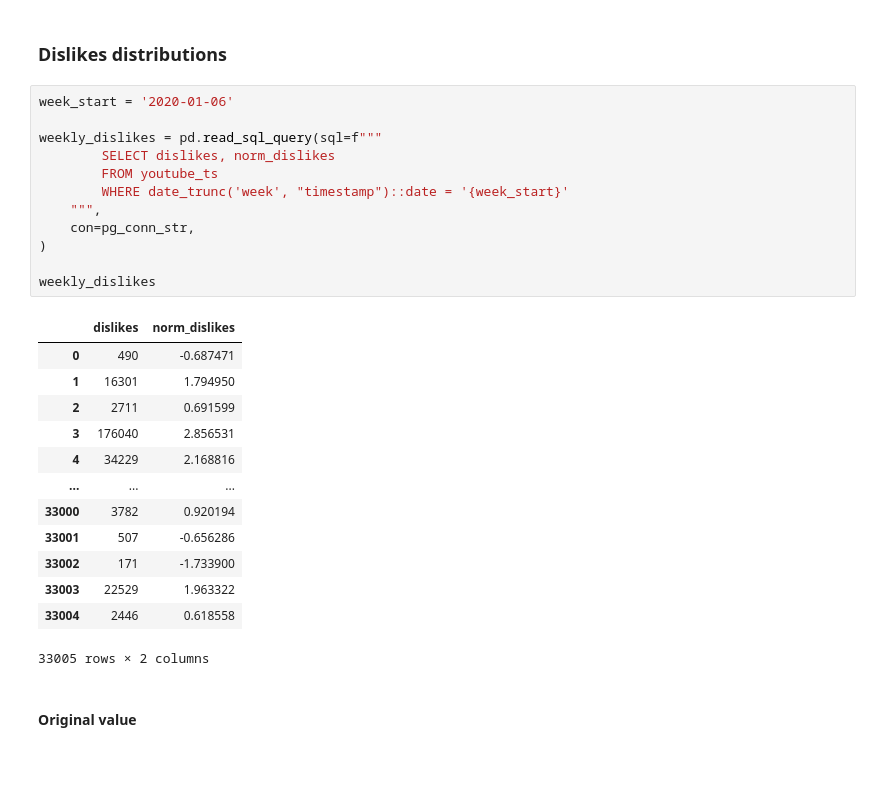
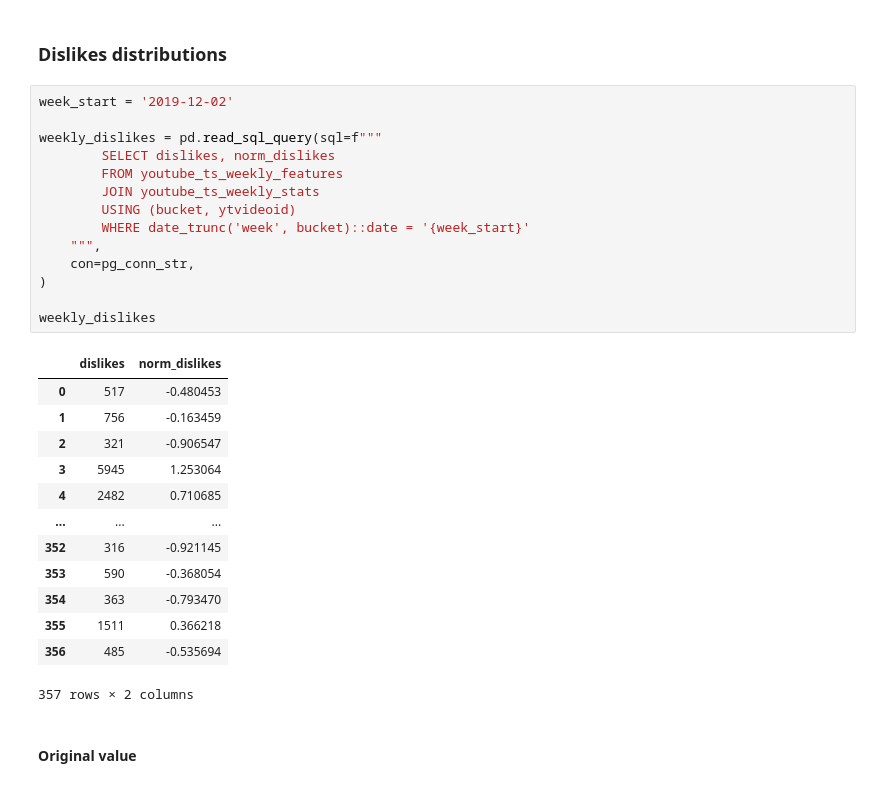
Before and after one commit to DataLabTechTV/postgresql-maximalism, a Jupyter notebook: notebooks/visualization.ipynb, the cells around one changed output. Saved outputs shown, nothing was run; the diff lists cells and outputs as text.

```diff
--- a/notebooks/visualization.ipynb
+++ b/notebooks/visualization.ipynb
@@ -130,30 +131,32 @@ weekly_smoothed_comments.plot(
 # %% [markdown]
 ### Dislikes distributions
 # %%
-week_start = '2020-01-06'
+week_start = '2019-12-02'
 
 weekly_dislikes = pd.read_sql_query(sql=f"""
         SELECT dislikes, norm_dislikes
-        FROM youtube_ts
-        WHERE date_trunc('week', "timestamp")::date = '{week_start}'
+        FROM youtube_ts_weekly_features
+        JOIN youtube_ts_weekly_stats
+        USING (bucket, ytvideoid)
+        WHERE date_trunc('week', bucket)::date = '{week_start}'
     """,
     con=pg_conn_str,
 )
 
 weekly_dislikes
 # %% [output]
 |  | dislikes | norm_dislikes |
-| 0 | 490 | -0.687471 |
-| 1 | 16301 | 1.794950 |
-| 2 | 2711 | 0.691599 |
-| 3 | 176040 | 2.856531 |
-| 4 | 34229 | 2.168816 |
+| 0 | 517 | -0.480453 |
+| 1 | 756 | -0.163459 |
+| 2 | 321 | -0.906547 |
+| 3 | 5945 | 1.253064 |
+| 4 | 2482 | 0.710685 |
 | ... | ... | ... |
-| 33000 | 3782 | 0.920194 |
-| 33001 | 507 | -0.656286 |
-| 33002 | 171 | -1.733900 |
-| 33003 | 22529 | 1.963322 |
-| 33004 | 2446 | 0.618558 |
+| 352 | 316 | -0.921145 |
+| 353 | 590 | -0.368054 |
+| 354 | 363 | -0.793470 |
+| 355 | 1511 | 0.366218 |
+| 356 | 485 | -0.535694 |
-33005 rows × 2 columns
+357 rows × 2 columns
 # %% [markdown]
 #### Original value
```
Also changed, not shown: parts of 11 cells of this notebook, 3 other files.
